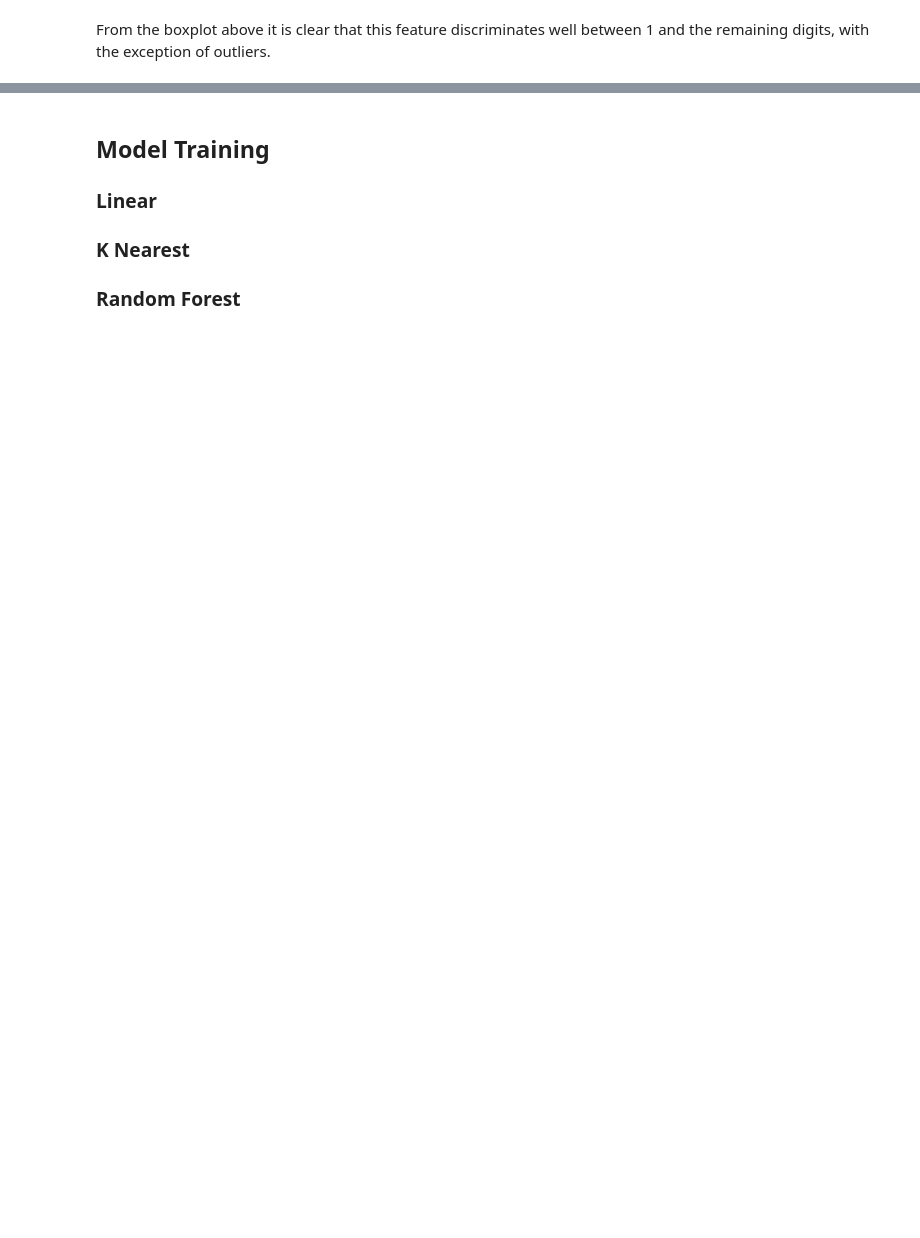
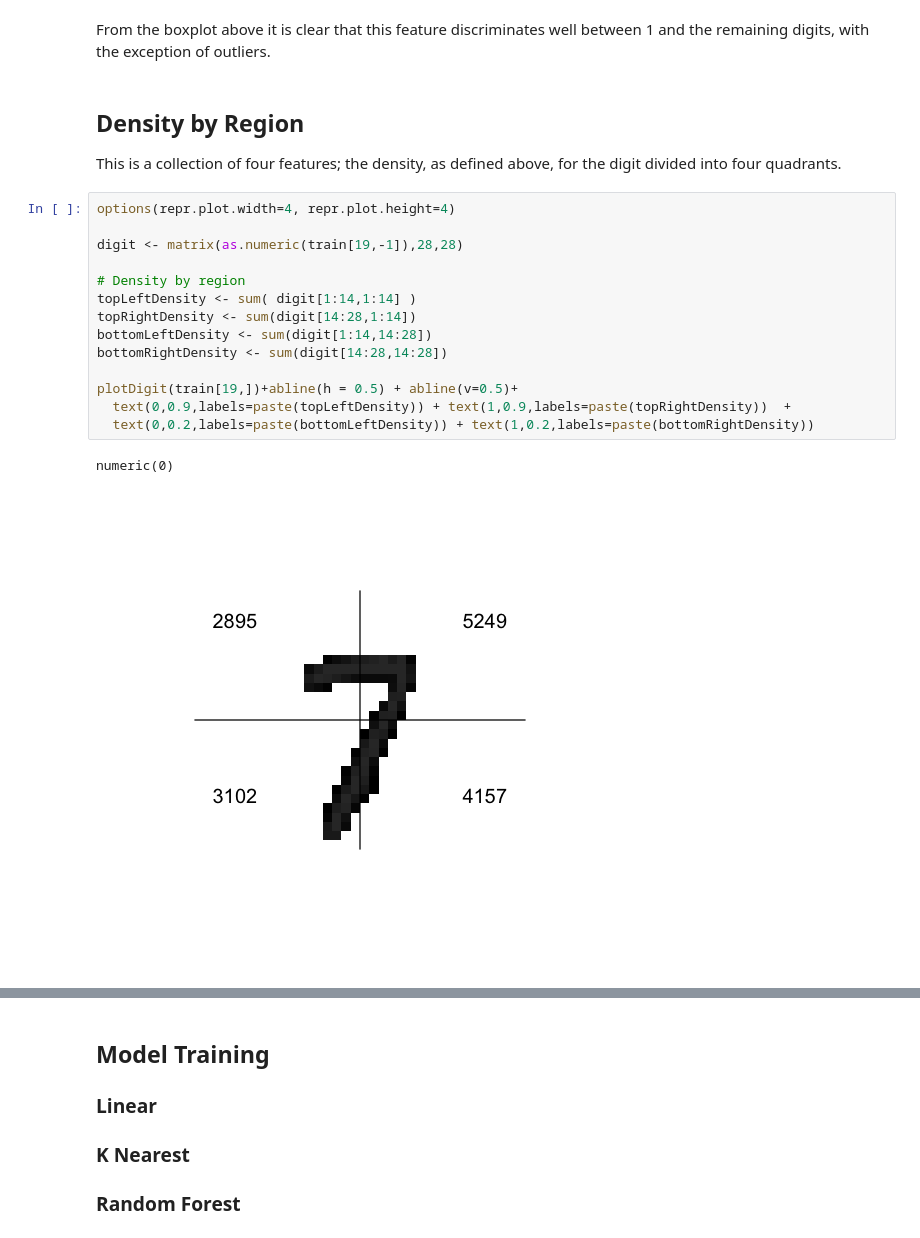
Before and after one commit to evertonjlima/Data-Science-Jupyter-Notebooks, a Jupyter notebook: Digit-Recognizer/digit-recognizer.ipynb, the cells around one changed output, grey strips where cells are left out. Saved outputs shown, nothing was run; the diff lists cells and outputs as text; blank space fills up the shorter version.

```diff
--- a/Digit-Recognizer/digit-recognizer.ipynb
+++ b/Digit-Recognizer/digit-recognizer.ipynb
@@ -133,2 +138,23 @@ boxplot(density~label,data=dat[,],main="Density Feature",
 # %% [markdown]
 From the boxplot above it is clear that this feature discriminates well between 1 and the remaining digits, with the exception of outliers.
+# %% [markdown]
+## Density by Region
+
+This is a collection of four features; the density, as defined above, for the digit divided into four quadrants.
+# %%
+options(repr.plot.width=4, repr.plot.height=4)
+
+digit <- matrix(as.numeric(train[19,-1]),28,28)
+
+# Density by region
+topLeftDensity <- sum( digit[1:14,1:14] )
+topRightDensity <- sum(digit[14:28,1:14])
+bottomLeftDensity <- sum(digit[1:14,14:28])
+bottomRightDensity <- sum(digit[14:28,14:28])
+
+plotDigit(train[19,])+abline(h = 0.5) + abline(v=0.5)+
+  text(0,0.9,labels=paste(topLeftDensity)) + text(1,0.9,labels=paste(topRightDensity))  +
+  text(0,0.2,labels=paste(bottomLeftDensity)) + text(1,0.2,labels=paste(bottomRightDensity))
+# %% [output]
+numeric(0)
+[figure, added]
```
Also changed, not shown: parts of 22 cells of this notebook, 39 other files.
